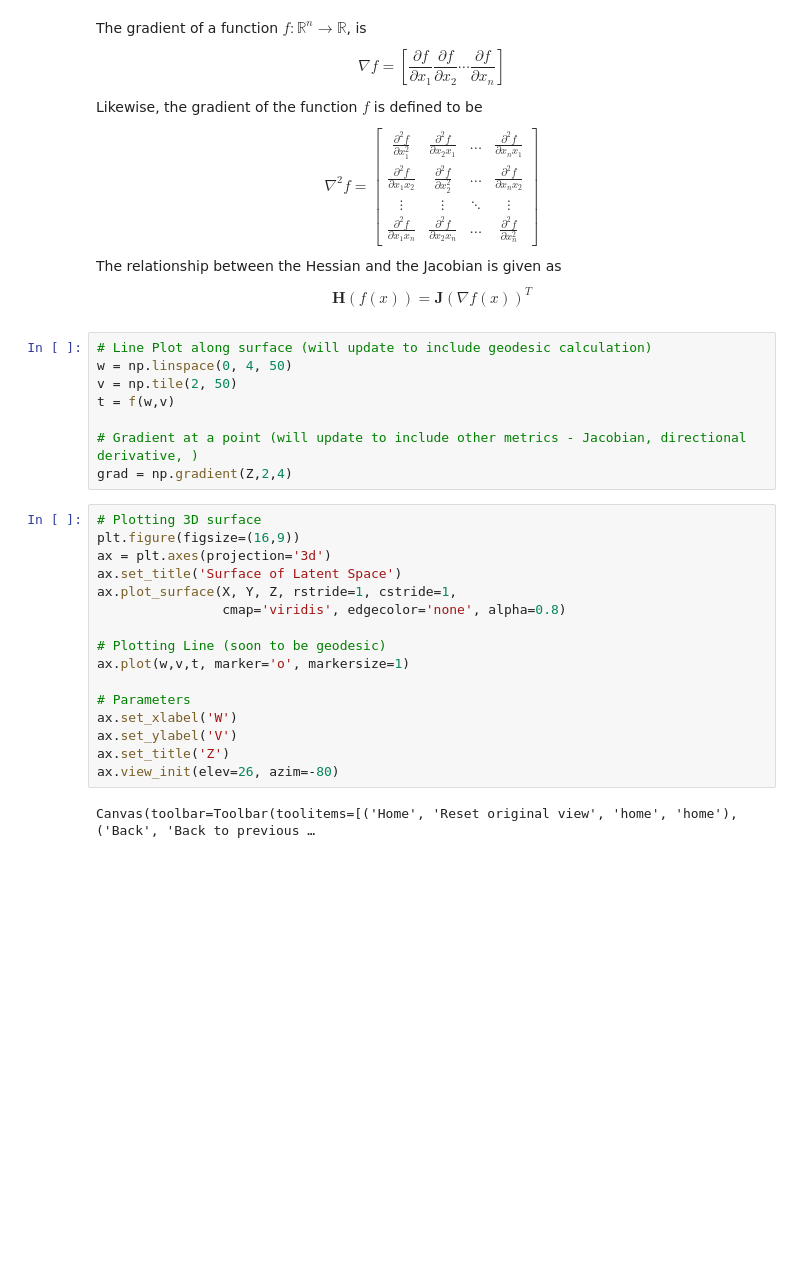
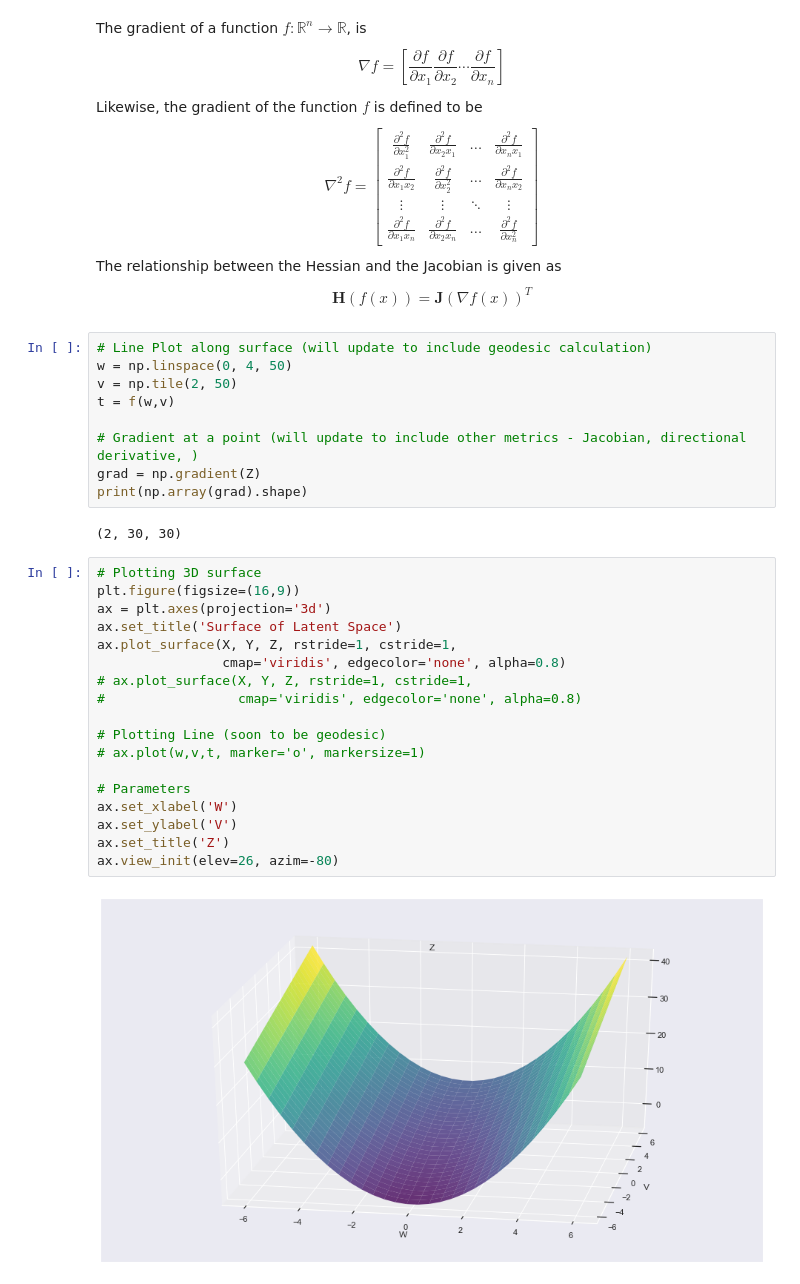
Before and after one commit to brfi3983/Latent-Space-Manipulation, a Jupyter notebook: manifold_tools.ipynb, the cells around one changed output. Drawn from its saved outputs; the diff is of its cells as text; blank space fills up the shorter version.

Commit message:
fixed graphs vs. interactive

```diff
--- a/manifold_tools.ipynb
+++ b/manifold_tools.ipynb
@@ -43,25 +43,30 @@ v = np.tile(2, 50)
 t = f(w,v)
 
 # Gradient at a point (will update to include other metrics - Jacobian, directional derivative, )
-grad = np.gradient(Z,2,4)
+grad = np.gradient(Z)
+print(np.array(grad).shape)
+# %% [output]
+(2, 30, 30)
 # %%
 # Plotting 3D surface
 plt.figure(figsize=(16,9))
 ax = plt.axes(projection='3d')
 ax.set_title('Surface of Latent Space')
 ax.plot_surface(X, Y, Z, rstride=1, cstride=1,
                 cmap='viridis', edgecolor='none', alpha=0.8)
+# ax.plot_surface(X, Y, Z, rstride=1, cstride=1,
+#                 cmap='viridis', edgecolor='none', alpha=0.8)
 
 # Plotting Line (soon to be geodesic)
-ax.plot(w,v,t, marker='o', markersize=1)
+# ax.plot(w,v,t, marker='o', markersize=1)
 
 # Parameters
 ax.set_xlabel('W')
 ax.set_ylabel('V')
 ax.set_title('Z')
 ax.view_init(elev=26, azim=-80)
 # %% [output]
-Canvas(toolbar=Toolbar(toolitems=[('Home', 'Reset original view', 'home', 'home'), ('Back', 'Back to previous …
+[figure, added]
 # %%
 # Triangulation Graph
 plt.figure(figsize=(16,9))
```
Also changed, not shown: parts of 2 cells of this notebook.
